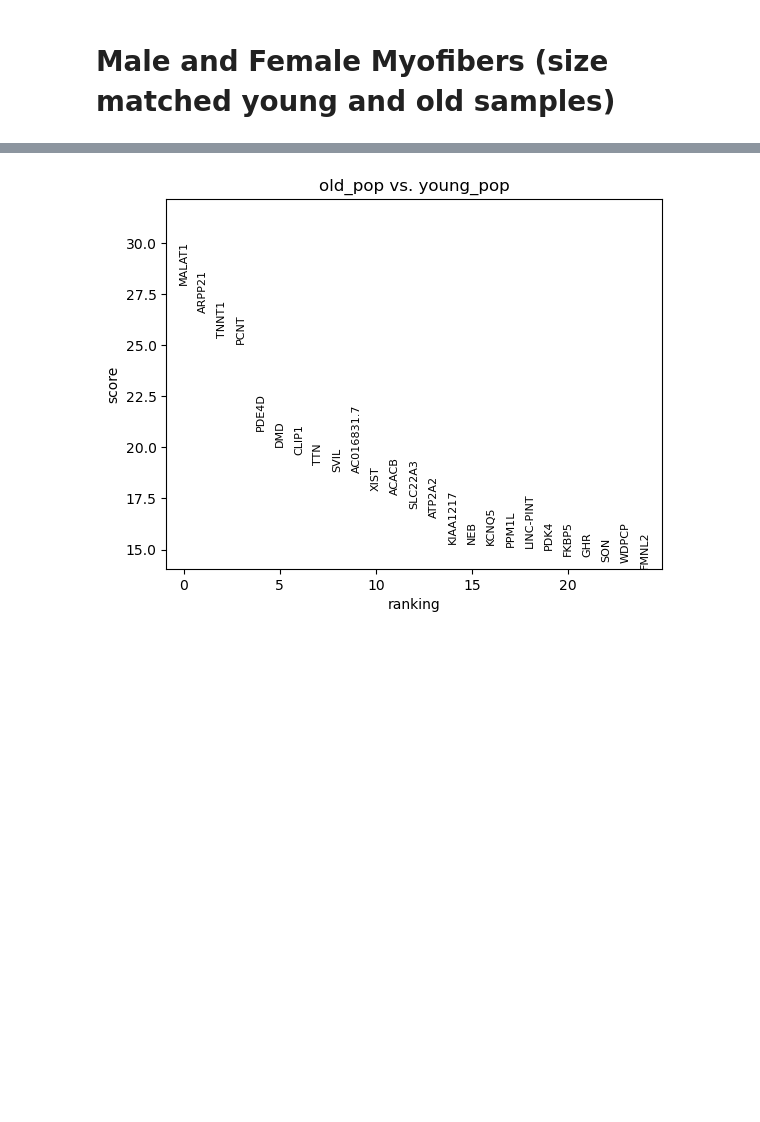
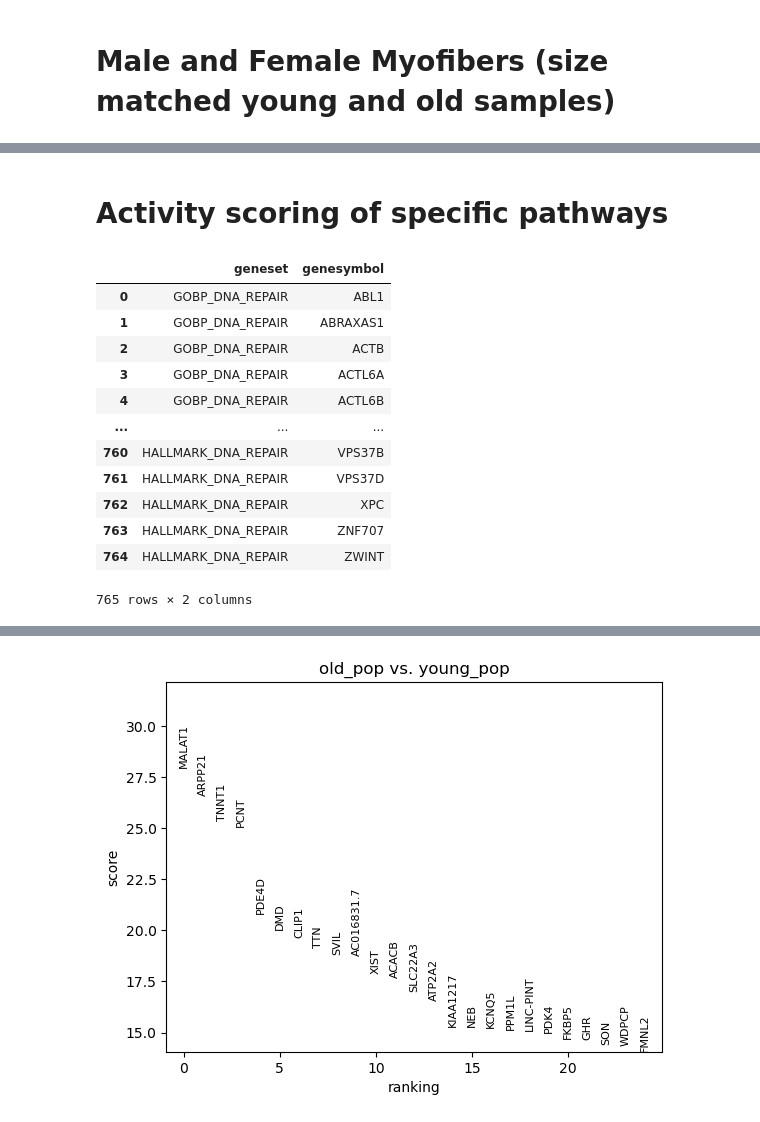
Before and after one commit to sachha-naksha/SKM_multimodal_analysis, a Jupyter notebook: py_scripts/gsea_analysis.ipynb, the cells around one changed output, grey strips where cells are left out. Cells and saved outputs as stored; diff of their text form; code cells hidden in the pictures; blank space fills up the shorter version.

```diff
--- a/py_scripts/gsea_analysis.ipynb
+++ b/py_scripts/gsea_analysis.ipynb
@@ -43,0 +60,50 @@ AnnData object with n_obs × n_vars = 76546 × 48355
+# %% [markdown]
+# Activity scoring of specific pathways
+# %%
+from pathlib import Path
+from itertools import chain, repeat
+
+def gmt_to_decoupler(pth: Path) -> pd.DataFrame:
+    """Parse a gmt file to a decoupler pathway dataframe."""
+    from itertools import chain, repeat
+
+    pathways = {}
+
+    with Path(pth).open("r") as f:
+        for line in f:
+            name, _, *genes = line.strip().split("\t")
+            pathways[name] = genes
+
+    return pd.DataFrame.from_records(
+        chain.from_iterable(zip(repeat(k), v) for k, v in pathways.items()),
+        columns=["geneset", "genesymbol"],
+    )
+
+def gmt_to_decoupler_multiple_pathways(gmt_paths):
+    """Parse multiple gmt files and return a combined decoupler pathway dataframe."""
+    all_records = []
+    for pth in gmt_paths:
+        with Path(pth).open("r") as f:
+            for line in f:
+                name, _, *genes = line.strip().split("\t")
+                all_records.extend(zip(repeat(name), genes))
+    return pd.DataFrame.from_records(all_records, columns=["geneset", "genesymbol"])
+# %%
+# load geneset of interest
+geneset_gmt = ["/ocean/projects/cis240075p/asachan/datasets/gene_sets/human/DNA_repair/GOBP_DNA_REPAIR.v2024.1.Hs.gmt", "/ocean/projects/cis240075p/asachan/datasets/gene_sets/human/DNA_repair/HALLMARK_DNA_REPAIR.v2024.1.Hs.gmt"]
+geneset_df = gmt_to_decoupler_multiple_pathways(geneset_gmt)
+geneset_df
+# %% [output]
+|  | geneset | genesymbol |
+| 0 | GOBP_DNA_REPAIR | ABL1 |
+| 1 | GOBP_DNA_REPAIR | ABRAXAS1 |
+| 2 | GOBP_DNA_REPAIR | ACTB |
+| 3 | GOBP_DNA_REPAIR | ACTL6A |
+| 4 | GOBP_DNA_REPAIR | ACTL6B |
+| ... | ... | ... |
+| 760 | HALLMARK_DNA_REPAIR | VPS37B |
+| 761 | HALLMARK_DNA_REPAIR | VPS37D |
+| 762 | HALLMARK_DNA_REPAIR | XPC |
+| 763 | HALLMARK_DNA_REPAIR | ZNF707 |
+| 764 | HALLMARK_DNA_REPAIR | ZWINT |
+765 rows × 2 columns
```
Also changed, not shown: parts of 24 cells of this notebook, 2 other files.
